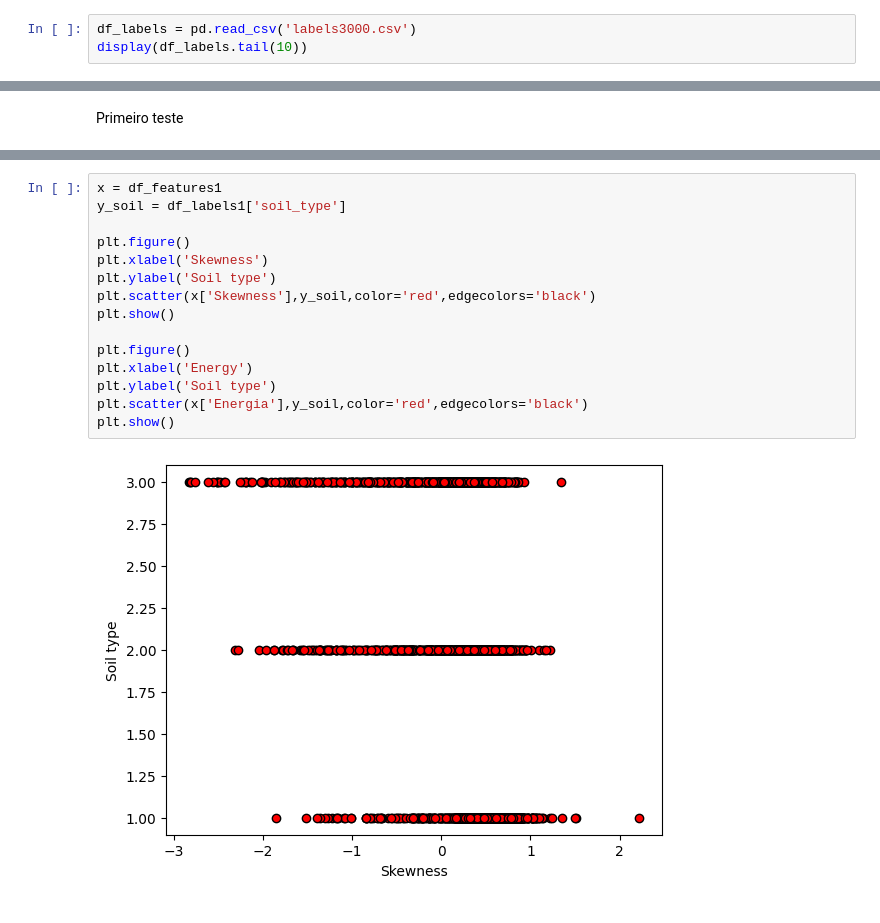
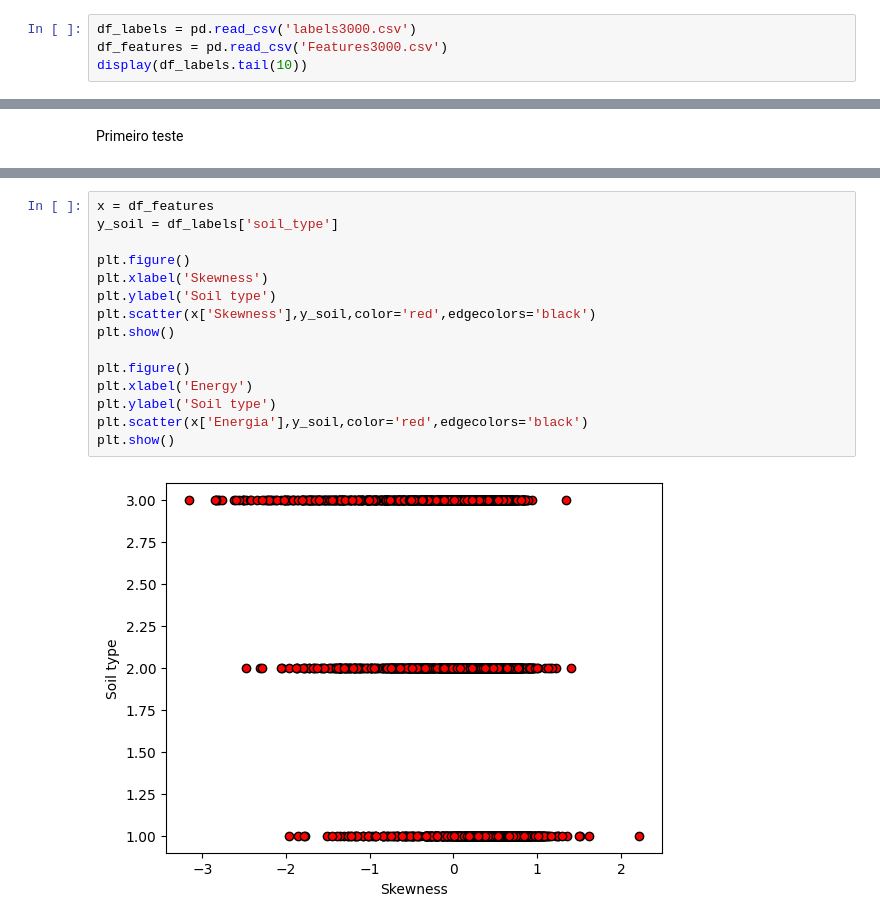
Before and after one commit to andrefsr/Machine-Learning-on-detection-of-buried-cylinders-via-GPR, a Jupyter notebook: sec_sim/machine_learning/data_analysis.ipynb, the cells around one changed output, grey strips where cells are left out. Drawn from its saved outputs; the diff is of its cells as text.

```diff
--- a/sec_sim/machine_learning/data_analysis.ipynb
+++ b/sec_sim/machine_learning/data_analysis.ipynb
@@ -6,6 +6,7 @@ import matplotlib.pyplot as plt
 Distribuição estatística das respostas
 # %%
 df_labels = pd.read_csv('labels3000.csv')
+df_features = pd.read_csv('Features3000.csv')
 display(df_labels.tail(10))
 # %% [output]
 |  | soil_type | radius | pos_y | pos_x |
@@ -96,17 +94,17 @@ plt.show()
 # %%
-x = df_features1
-y_soil = df_labels1['soil_type']
+x = df_features
+y_soil = df_labels['soil_type']
 
 plt.figure()
 plt.xlabel('Skewness')
 plt.ylabel('Soil type')
 plt.scatter(x['Skewness'],y_soil,color='red',edgecolors='black')
 plt.show()
 
 plt.figure()
 plt.xlabel('Energy')
 plt.ylabel('Soil type')
 plt.scatter(x['Energia'],y_soil,color='red',edgecolors='black')
 plt.show()
 # %% [output]
-[figure, old version]
+[figure, new version]
```
Also changed, not shown: parts of 4 cells of this notebook, 5 other files.
